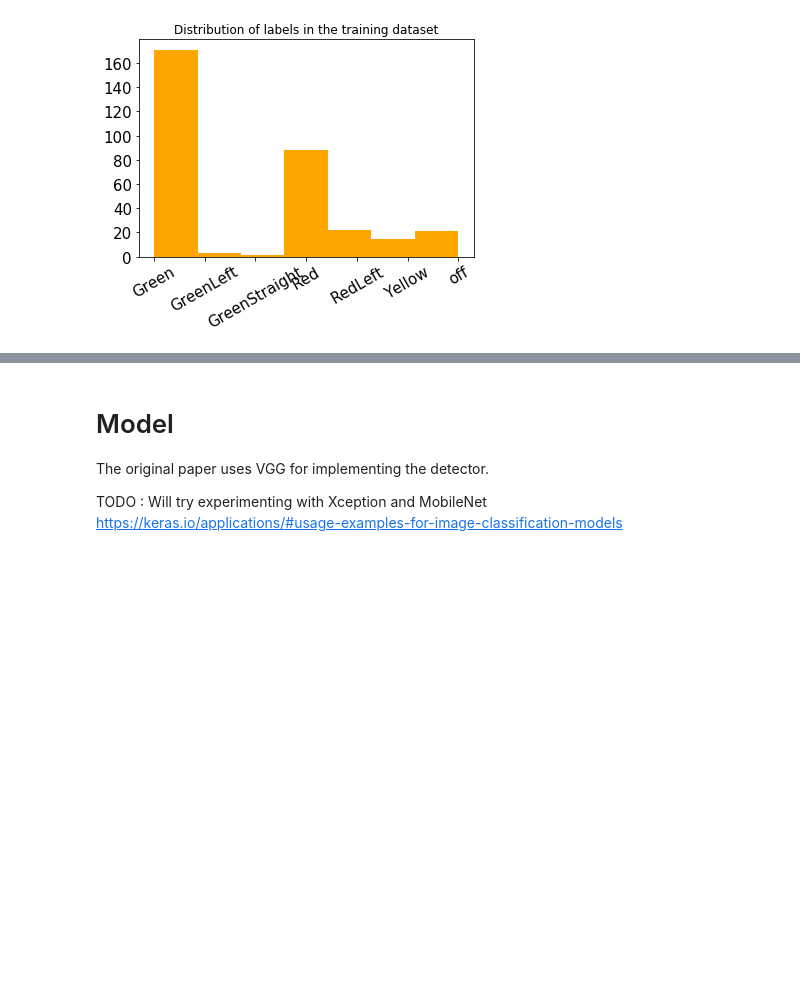
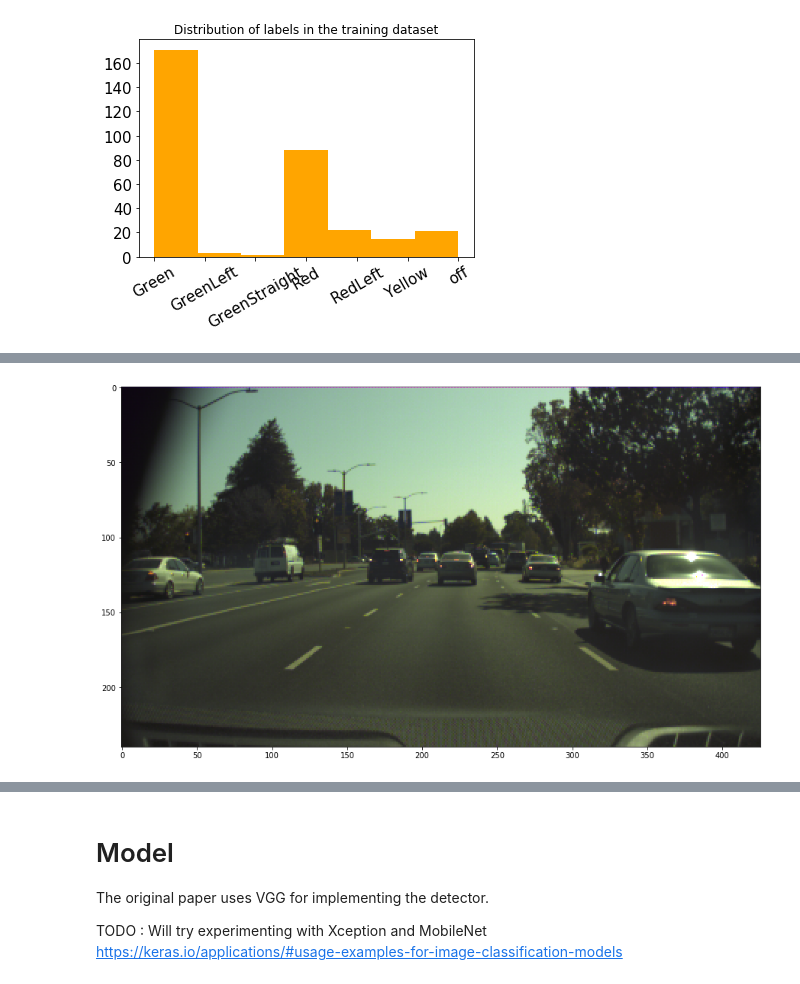
Before and after one commit to rdjondo/SimplisticSSD, a Jupyter notebook: MySSD_experiment.ipynb, the cells around one changed output, grey strips where cells are left out. Saved outputs shown, nothing was run; the diff lists cells and outputs as text; code cells hidden in the pictures; blank space fills up the shorter version.

```diff
--- a/MySSD_experiment.ipynb
+++ b/MySSD_experiment.ipynb
@@ -190,0 +216,18 @@ Label lists ['Green', 'GreenLeft', 'GreenStraight', 'Red', 'RedLeft', 'Yellow',
+# %%
+ # Resize image
+def reduce_size(image, ratio , is_label = True):
+    """ Provide a zoom ratio between 2 and 3 """
+    if is_label:
+        im = cv2.resize(image, (int(image.shape[1]/ratio),
+                       int(image.shape[0]/ratio) ), interpolation=cv2.INTER_NEAREST )
+    else:
+        im = cv2.resize(image, (int(image.shape[1]/ratio),
+                       int(image.shape[0]/ratio) ), interpolation=cv2.INTER_LANCZOS4 )
+    return im
+
+image = cv2.cvtColor( cv2.imread( image_path), cv2.COLOR_BGR2RGB )
+plt.figure(figsize=(15,15))
+plt.imshow(reduce_size(image, 3) )
+plt.show()
+# %% [output]
+[figure, added]
```
Also changed, not shown: parts of 19 cells of this notebook.
